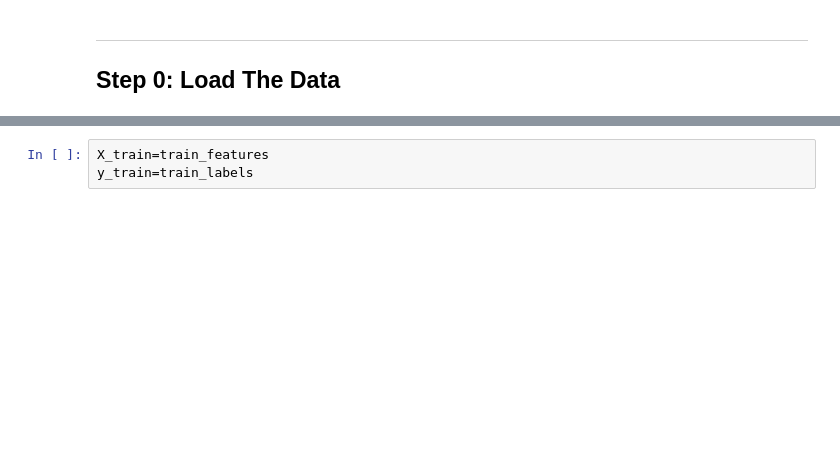
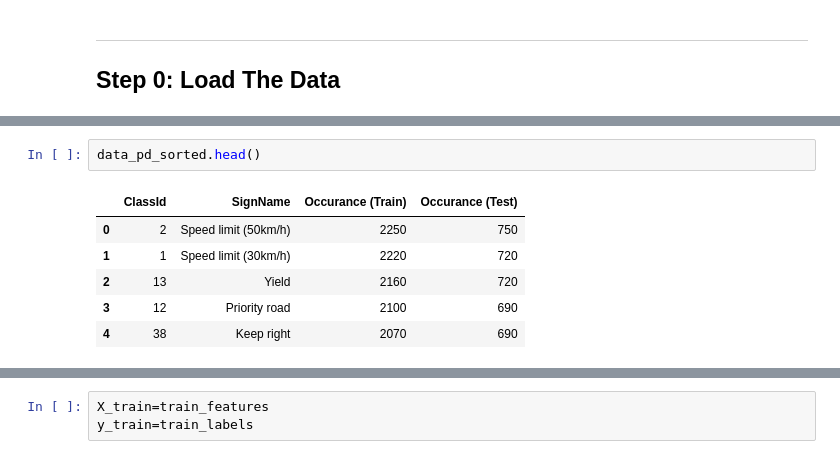
Before and after one commit to gagolucasm/Traffic-Sign-Classifier, a Jupyter notebook: Traffic_Sign_Classifier.ipynb, the cells around one changed output, grey strips where cells are left out. Cells and saved outputs as stored; diff of their text form; blank space fills up the shorter version.

```diff
--- a/Traffic_Sign_Classifier.ipynb
+++ b/Traffic_Sign_Classifier.ipynb
@@ -111,0 +110,9 @@ Number of classes = 43
+# %%
+data_pd_sorted.head()
+# %% [output]
+|  | ClassId | SignName | Occurance (Train) | Occurance (Test) |
+| 0 | 2 | Speed limit (50km/h) | 2250 | 750 |
+| 1 | 1 | Speed limit (30km/h) | 2220 | 720 |
+| 2 | 13 | Yield | 2160 | 720 |
+| 3 | 12 | Priority road | 2100 | 690 |
+| 4 | 38 | Keep right | 2070 | 690 |
```
Also changed, not shown: parts of 37 cells of this notebook, 4 other files.
